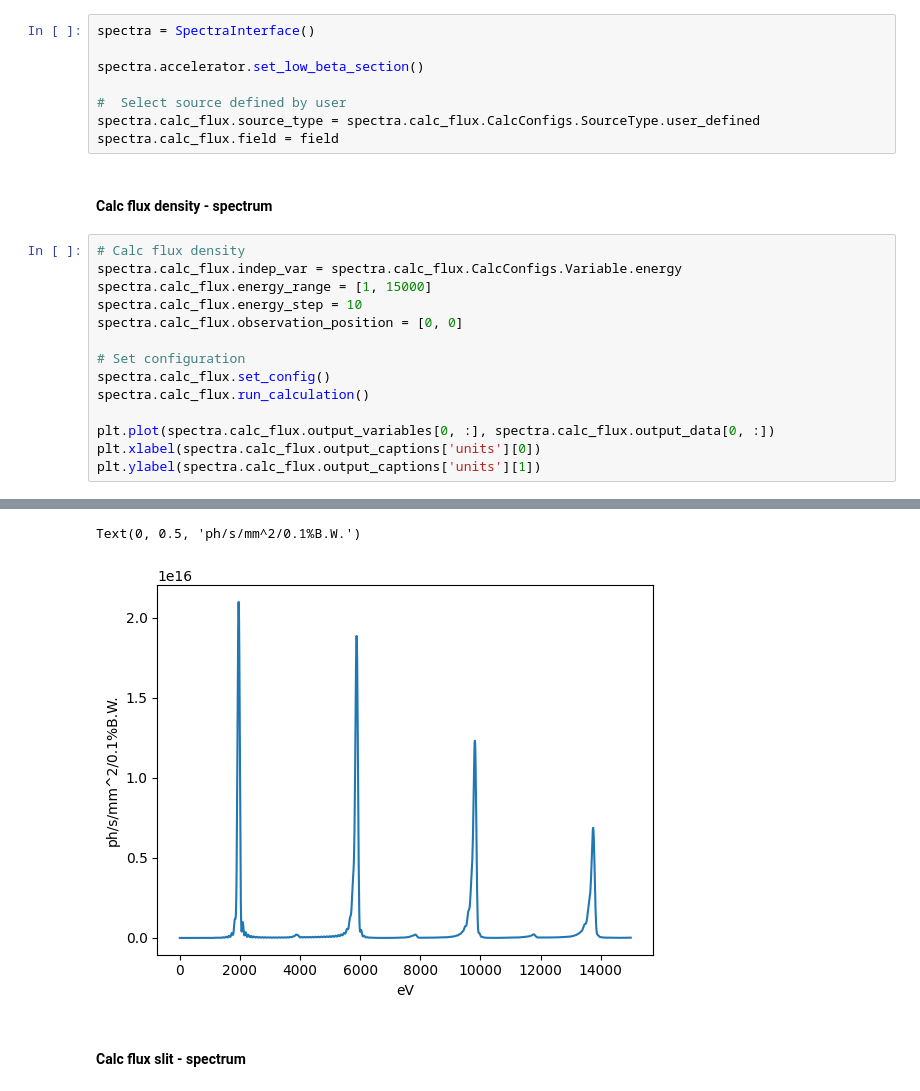
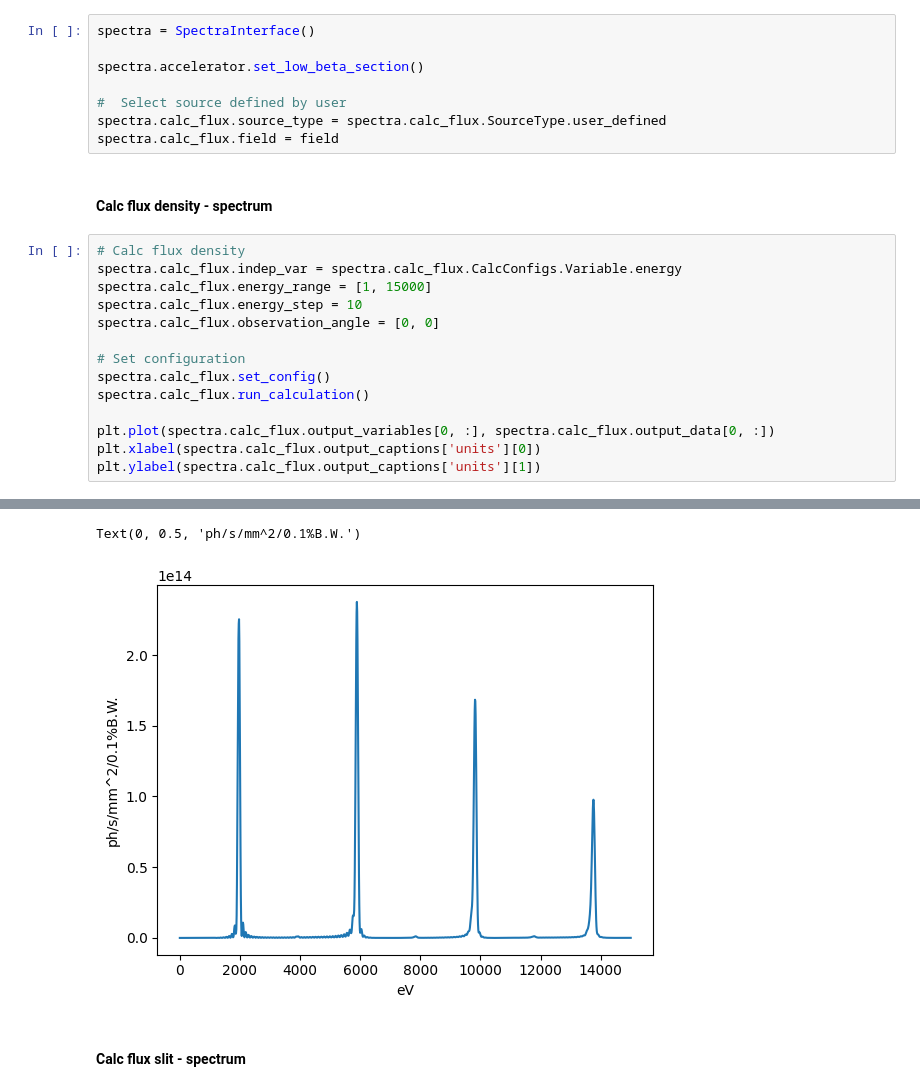
Before and after one commit to lnls-ids/spectrainterface, a Jupyter notebook: tutorial_spectra_interface.ipynb, the cells around one changed output, grey strips where cells are left out. Saved outputs shown, nothing was run; the diff lists cells and outputs as text.

```diff
--- a/tutorial_spectra_interface.ipynb
+++ b/tutorial_spectra_interface.ipynb
@@ -45,7 +45,7 @@ spectra = SpectraInterface()
 spectra.accelerator.set_low_beta_section()
 
 #  Select source defined by user
-spectra.calc_flux.source_type = spectra.calc_flux.CalcConfigs.SourceType.user_defined
+spectra.calc_flux.source_type = spectra.calc_flux.SourceType.user_defined
 spectra.calc_flux.field = field
 # %% [markdown]
 #### Calc flux density - spectrum
@@ -54,7 +54,7 @@ spectra.calc_flux.field = field
 spectra.calc_flux.indep_var = spectra.calc_flux.CalcConfigs.Variable.energy
 spectra.calc_flux.energy_range = [1, 15000]
 spectra.calc_flux.energy_step = 10
-spectra.calc_flux.observation_position = [0, 0]
+spectra.calc_flux.observation_angle = [0, 0]
 
 # Set configuration
 spectra.calc_flux.set_config()
@@ -68,5 +68,5 @@ Calculation Status: elapsed time: 1.2 s
 Text(0, 0.5, 'ph/s/mm^2/0.1%B.W.')
-[figure, old version]
+[figure, new version]
 # %% [markdown]
 #### Calc flux slit - spectrum
 # %%
```
Also changed, not shown: parts of 16 cells of this notebook, 7 other files.
